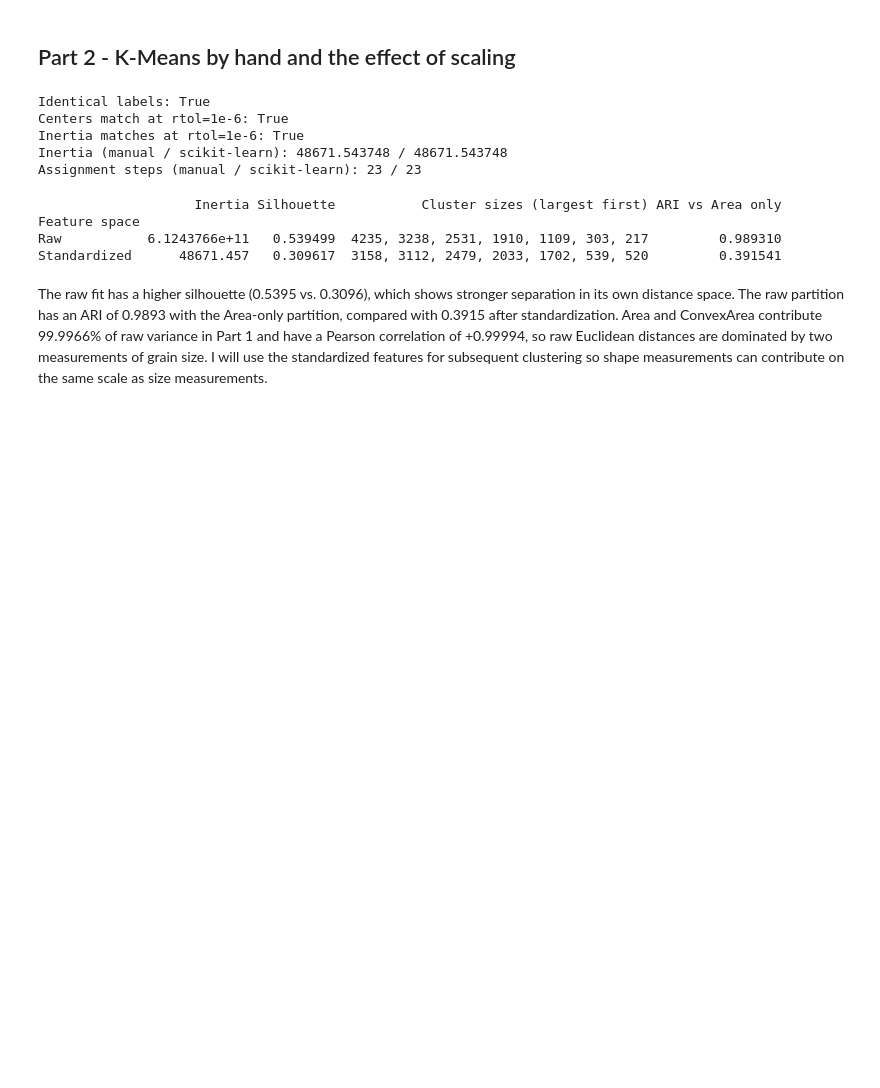
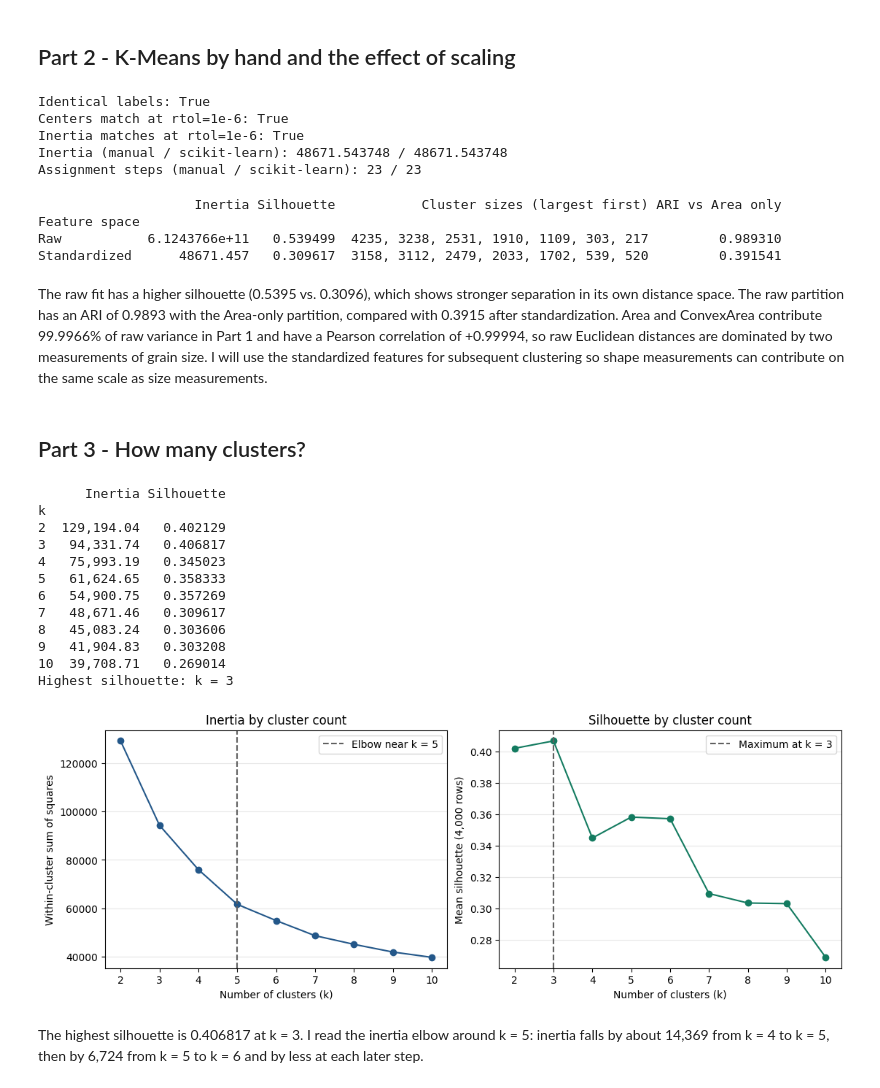
Before and after one commit to ShakenbaevD/Shakenbayev_ML_lab_5, a Jupyter notebook: Shakenbayev_task5.ipynb, the cells around one changed output. Saved outputs shown, nothing was run; the diff lists cells and outputs as text; code cells hidden in the pictures; blank space fills up the shorter version.

Commit message:
Evaluate K-Means cluster counts and stability

```diff
--- a/Shakenbayev_task5.ipynb
+++ b/Shakenbayev_task5.ipynb
@@ -213,3 +213,65 @@ Raw           6.1243766e+11   0.539499  4235, 3238, 2531, 1910, 1109, 303, 217
 Standardized      48671.457   0.309617  3158, 3112, 2479, 2033, 1702, 539, 520         0.391541
 # %% [markdown]
 The raw fit has a higher silhouette (0.5395 vs. 0.3096), which shows stronger separation in its own distance space. The raw partition has an ARI of 0.9893 with the Area-only partition, compared with 0.3915 after standardization. Area and ConvexArea contribute 99.9966% of raw variance in Part 1 and have a Pearson correlation of +0.99994, so raw Euclidean distances are dominated by two measurements of grain size. I will use the standardized features for subsequent clustering so shape measurements can contribute on the same scale as size measurements.
+# %% [markdown]
+## Part 3 - How many clusters?
+# %%
+%matplotlib inline
+import matplotlib.pyplot as plt
+
+k_results = []
+for k in range(2, 11):
+    model = KMeans(n_clusters=k, n_init=10, random_state=SEED).fit(Xs)
+    k_results.append({
+        "k": k,
+        "Inertia": model.inertia_,
+        "Silhouette": silhouette_score(
+            Xs, model.labels_, sample_size=4000, random_state=SEED
+        ),
+    })
+
+k_comparison = pd.DataFrame(k_results).set_index("k")
+best_silhouette_k = int(k_comparison["Silhouette"].idxmax())
+print(k_comparison.to_string(formatters={
+    "Inertia": "{:,.2f}".format,
+    "Silhouette": "{:.6f}".format,
+}))
+print(f"Highest silhouette: k = {best_silhouette_k}")
+
+fig, (inertia_ax, silhouette_ax) = plt.subplots(1, 2, figsize=(11, 4), layout="constrained")
+inertia_ax.plot(k_comparison.index, k_comparison["Inertia"], "o-", color="#235789")
+inertia_ax.axvline(5, linestyle="--", color="#606060", label="Elbow near k = 5")
+inertia_ax.set_title("Inertia by cluster count")
+inertia_ax.set_ylabel("Within-cluster sum of squares")
+
+silhouette_ax.plot(k_comparison.index, k_comparison["Silhouette"], "o-", color="#137b60")
+silhouette_ax.axvline(
+    best_silhouette_k, linestyle="--", color="#606060",
+    label=f"Maximum at k = {best_silhouette_k}",
+)
+silhouette_ax.set_title("Silhouette by cluster count")
+silhouette_ax.set_ylabel("Mean silhouette (4,000 rows)")
+
+for ax in (inertia_ax, silhouette_ax):
+    ax.set_xlabel("Number of clusters (k)")
+    ax.set_xticks(k_comparison.index)
+    ax.grid(axis="y", alpha=0.3)
+    ax.legend()
+
+plt.show()
+# %% [output]
+      Inertia Silhouette
+k
+2  129,194.04   0.402129
+3   94,331.74   0.406817
+4   75,993.19   0.345023
+5   61,624.65   0.358333
+6   54,900.75   0.357269
+7   48,671.46   0.309617
+8   45,083.24   0.303606
+9   41,904.83   0.303208
+10  39,708.71   0.269014
+Highest silhouette: k = 3
+[figure, added]
+# %% [markdown]
+The highest silhouette is 0.406817 at k = 3. I read the inertia elbow around k = 5: inertia falls by about 14,369 from k = 4 to k = 5, then by 6,724 from k = 5 to k = 6 and by less at each later step.
```
Also changed, not shown: parts of 3 cells of this notebook.
